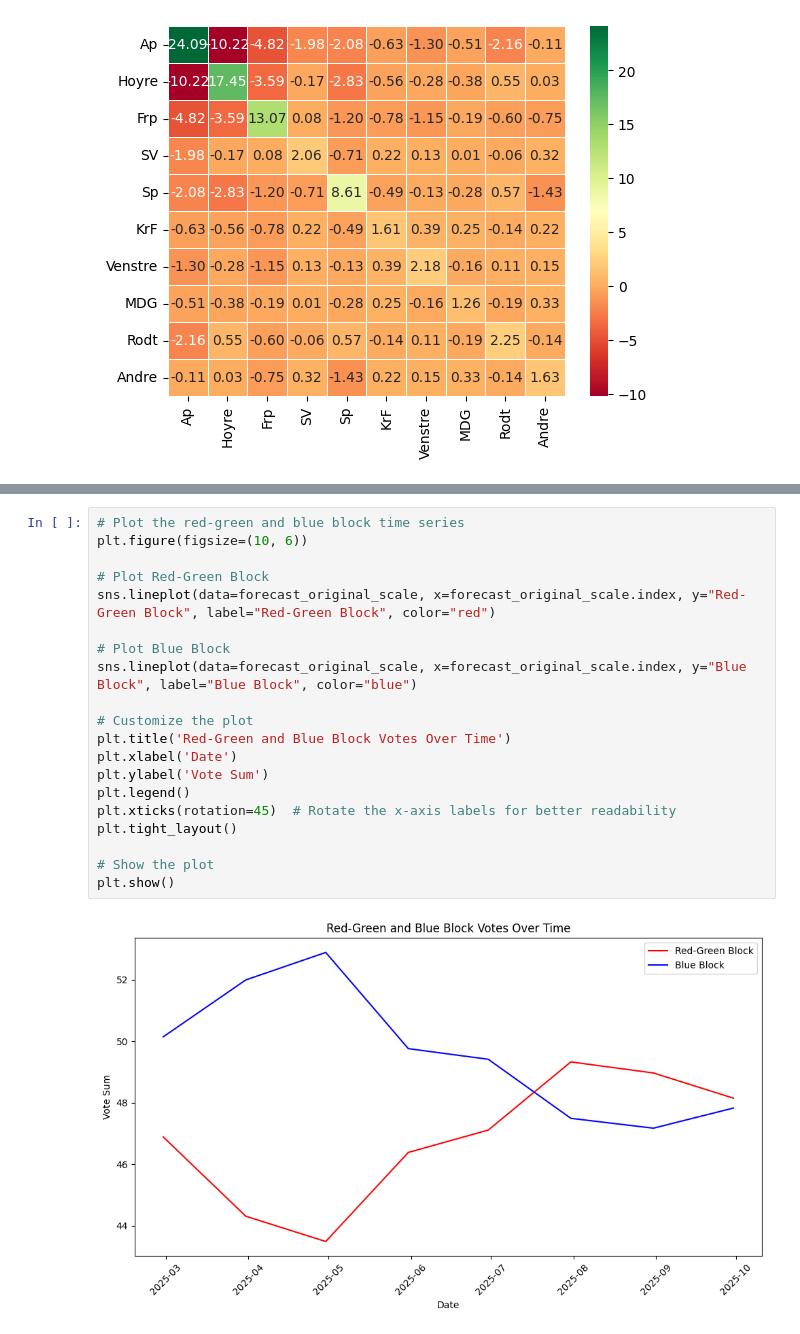
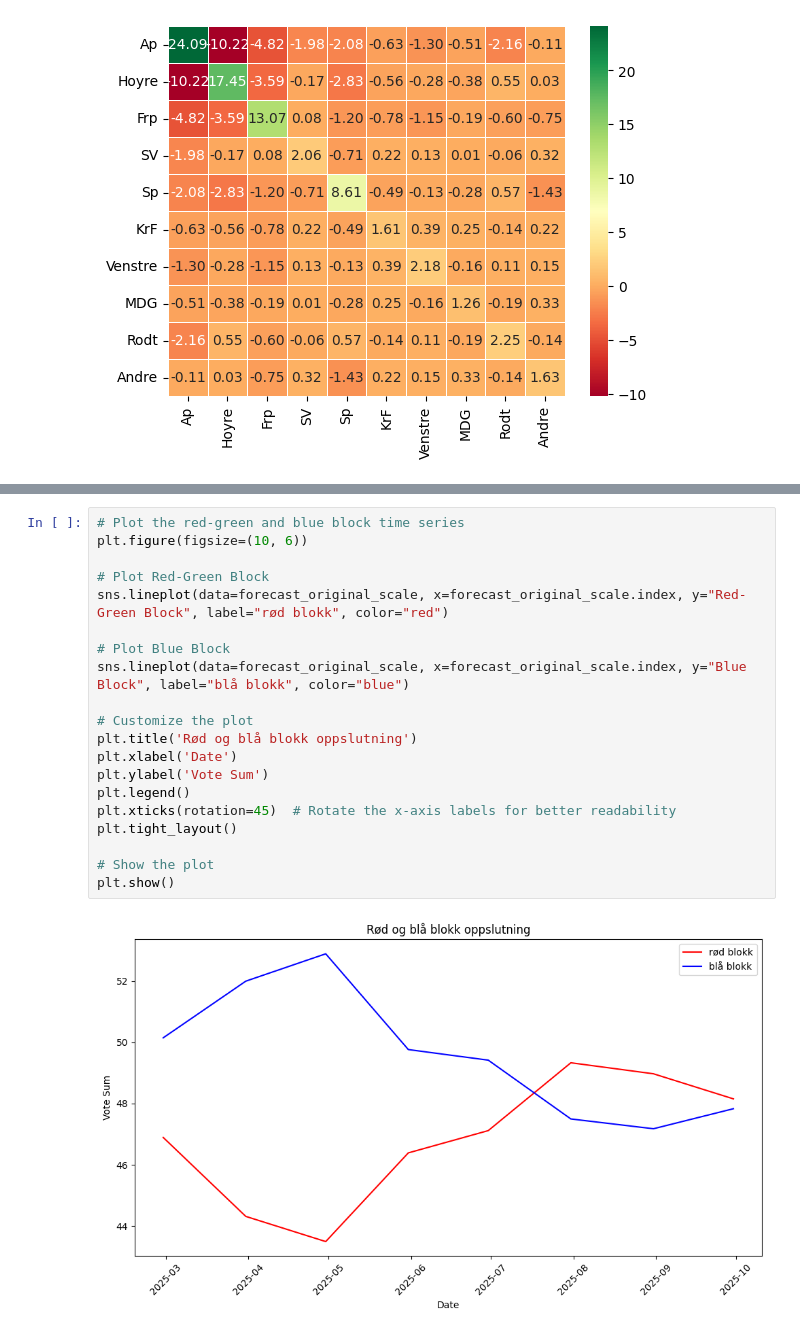
Before and after one commit to jensmorten/onesixtynine, a Jupyter notebook: models/simple_var_interval.ipynb, the cells around one changed output, grey strips where cells are left out. Saved outputs shown, nothing was run; the diff lists cells and outputs as text.

```diff
--- a/models/simple_var_interval.ipynb
+++ b/models/simple_var_interval.ipynb
@@ -493,22 +485,22 @@ forecast_original_scale
 # %%
 # Plot the red-green and blue block time series
 plt.figure(figsize=(10, 6))
 
 # Plot Red-Green Block
-sns.lineplot(data=forecast_original_scale, x=forecast_original_scale.index, y="Red-Green Block", label="Red-Green Block", color="red")
+sns.lineplot(data=forecast_original_scale, x=forecast_original_scale.index, y="Red-Green Block", label="rød blokk", color="red")
 
 # Plot Blue Block
-sns.lineplot(data=forecast_original_scale, x=forecast_original_scale.index, y="Blue Block", label="Blue Block", color="blue")
+sns.lineplot(data=forecast_original_scale, x=forecast_original_scale.index, y="Blue Block", label="blå blokk", color="blue")
 
 # Customize the plot
-plt.title('Red-Green and Blue Block Votes Over Time')
+plt.title('Rød og blå blokk oppslutning')
 plt.xlabel('Date')
 plt.ylabel('Vote Sum')
 plt.legend()
 plt.xticks(rotation=45)  # Rotate the x-axis labels for better readability
 plt.tight_layout()
 
 # Show the plot
 plt.show()
 # %% [output]
-[figure, old version]
+[figure, new version]
```
Also changed, not shown: parts of 3 cells of this notebook.
